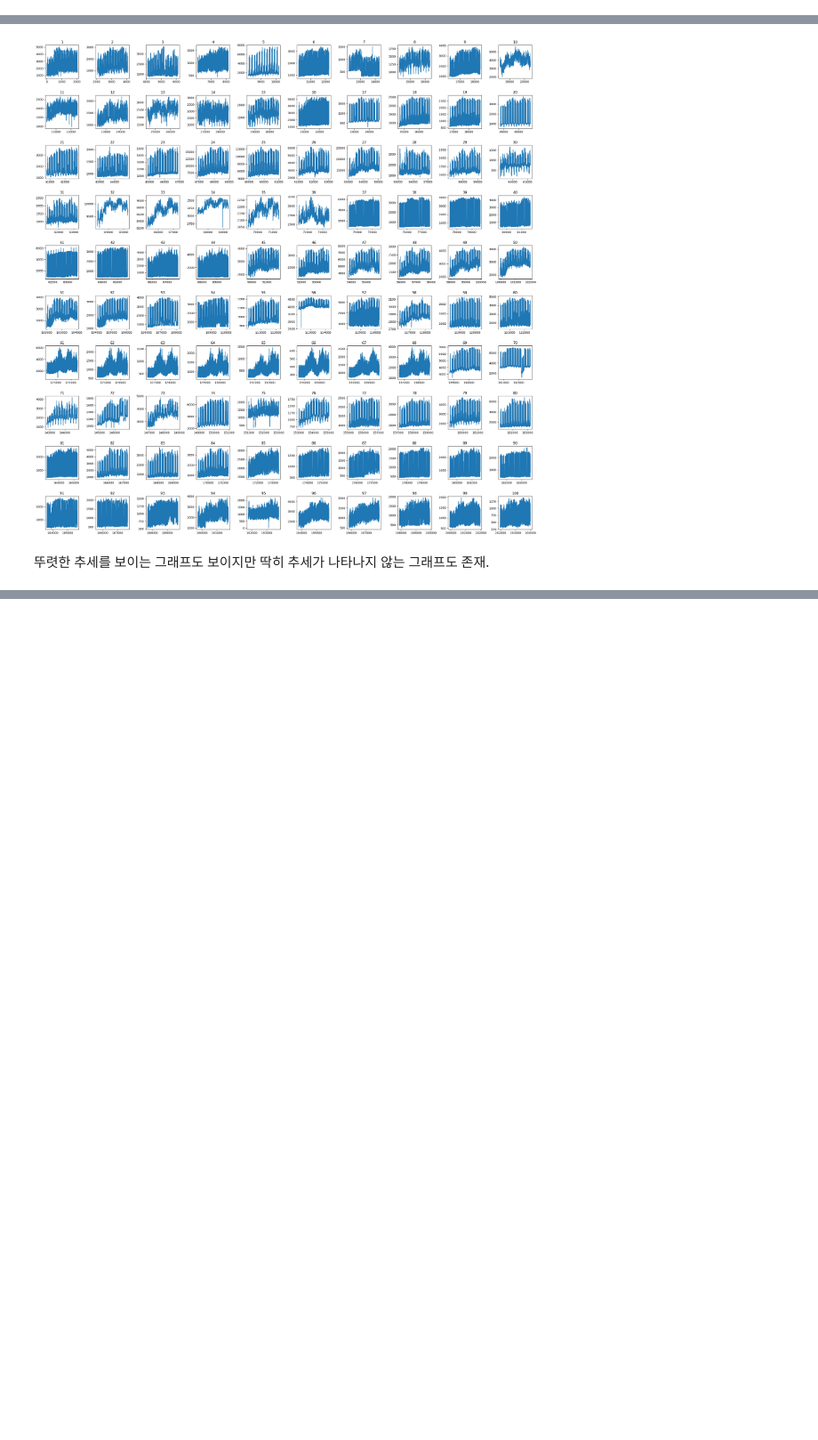
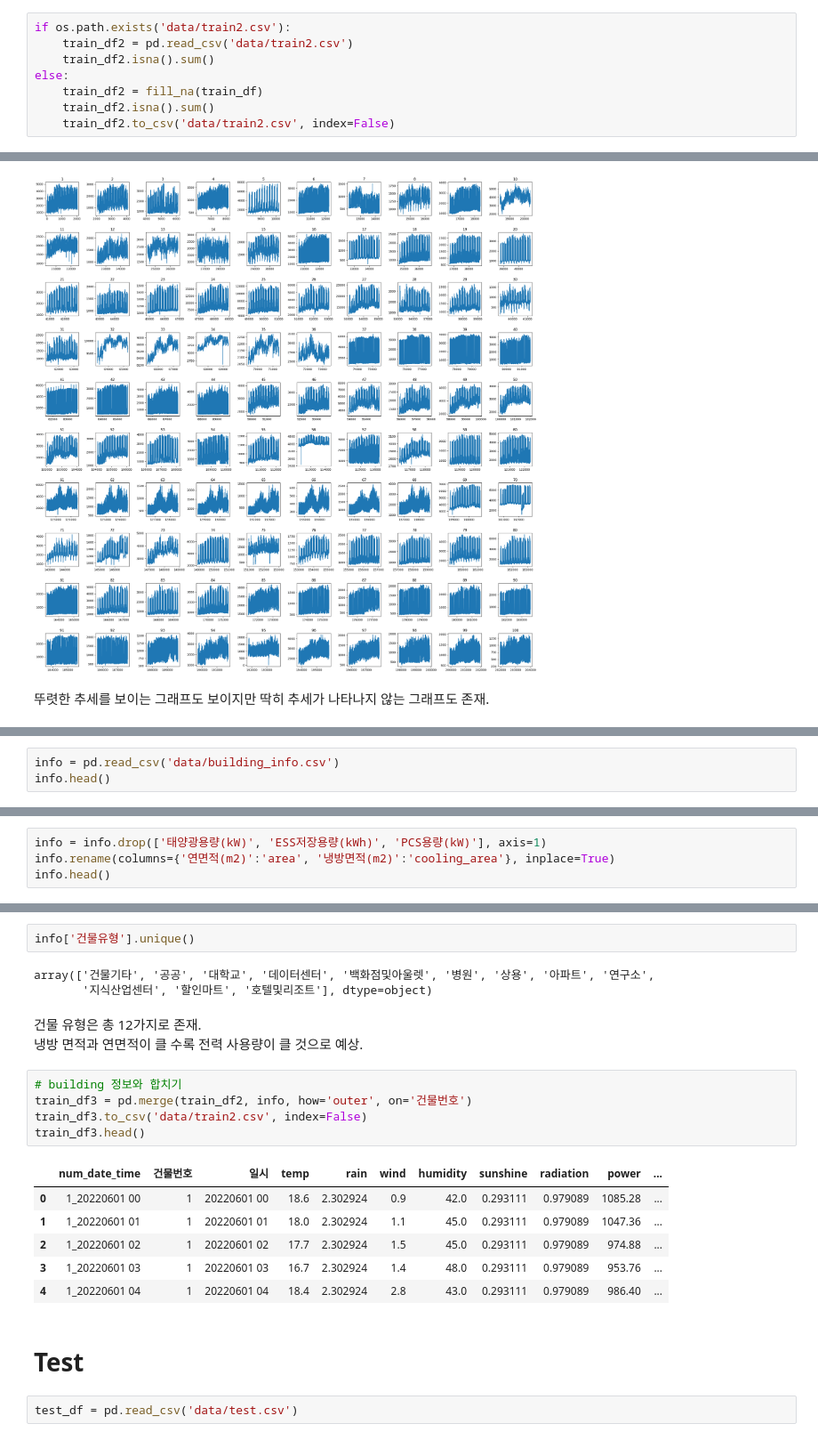
Before and after one commit to 2hg7274/Side_Project, a Jupyter notebook: Dacon/Power_Consumption/eda.ipynb, the cells around one changed output, grey strips where cells are left out. Shown at 89% size. Drawn from its saved outputs; the diff is of its cells as text; blank space fills up the shorter version.

```diff
--- a/Dacon/Power_Consumption/eda.ipynb
+++ b/Dacon/Power_Consumption/eda.ipynb
@@ -114,3 +95,11 @@ train_df2.to_csv('data/train2.csv', index=False)
+# %%
+if os.path.exists('data/train2.csv'):
+    train_df2 = pd.read_csv('data/train2.csv')
+    train_df2.isna().sum()
+else:
+    train_df2 = fill_na(train_df)
+    train_df2.isna().sum()
+    train_df2.to_csv('data/train2.csv', index=False)
 # %% [markdown]
 ### 3. 건물 번호 나누어 전력사용량 분석
 # %%
@@ -134,0 +143,3 @@ plt.show()
+# %%
+info = pd.read_csv('data/building_info.csv')
+info.head()
@@ -134,0 +156,4 @@ plt.show()
+# %%
+info = info.drop(['태양광용량(kW)', 'ESS저장용량(kWh)', 'PCS용량(kW)'], axis=1)
+info.rename(columns={'연면적(m2)':'area', '냉방면적(m2)':'cooling_area'}, inplace=True)
+info.head()
@@ -134,0 +167,24 @@ plt.show()
+# %%
+info['건물유형'].unique()
+# %% [output]
+array(['건물기타', '공공', '대학교', '데이터센터', '백화점및아울렛', '병원', '상용', '아파트', '연구소',
+       '지식산업센터', '할인마트', '호텔및리조트'], dtype=object)
+# %% [markdown]
+건물 유형은 총 12가지로 존재.
+냉방 면적과 연면적이 클 수록 전력 사용량이 클 것으로 예상.
+# %%
+# building 정보와 합치기
+train_df3 = pd.merge(train_df2, info, how='outer', on='건물번호')
+train_df3.to_csv('data/train2.csv', index=False)
+train_df3.head()
+# %% [output]
+|  | num_date_time | 건물번호 | 일시 | temp | rain | wind | humidity | sunshine | radiation | power | ... |
+| 0 | 1_20220601 00 | 1 | 20220601 00 | 18.6 | 2.302924 | 0.9 | 42.0 | 0.293111 | 0.979089 | 1085.28 | ... |
+| 1 | 1_20220601 01 | 1 | 20220601 01 | 18.0 | 2.302924 | 1.1 | 45.0 | 0.293111 | 0.979089 | 1047.36 | ... |
+| 2 | 1_20220601 02 | 1 | 20220601 02 | 17.7 | 2.302924 | 1.5 | 45.0 | 0.293111 | 0.979089 | 974.88 | ... |
+| 3 | 1_20220601 03 | 1 | 20220601 03 | 16.7 | 2.302924 | 1.4 | 48.0 | 0.293111 | 0.979089 | 953.76 | ... |
+| 4 | 1_20220601 04 | 1 | 20220601 04 | 18.4 | 2.302924 | 2.8 | 43.0 | 0.293111 | 0.979089 | 986.40 | ... |
+# %% [markdown]
+# Test
+# %%
+test_df = pd.read_csv('data/test.csv')
```
Also changed, not shown: parts of 16 cells of this notebook, 2 other files.
